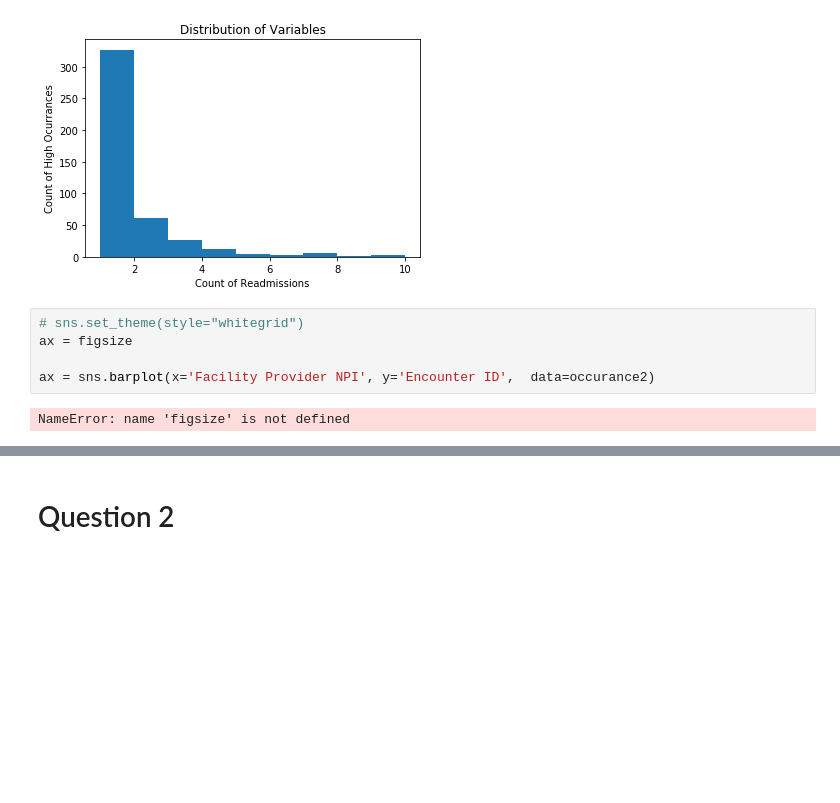
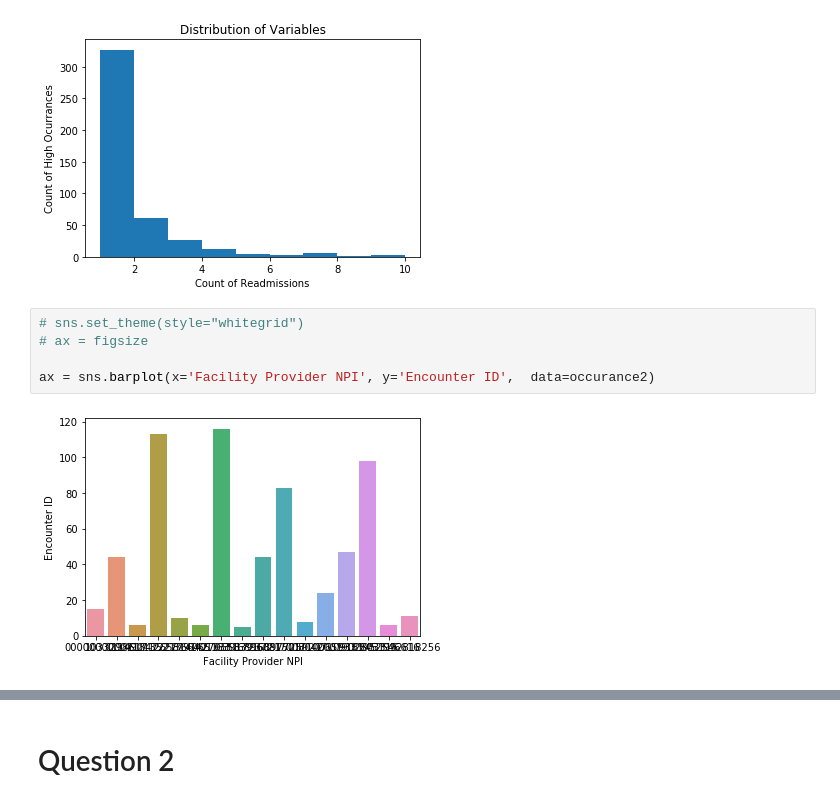
Before and after one commit to tipearso/hospital-readmissions, a Jupyter notebook: Jupyter Notebooks/Boo-Boo Exploratory.ipynb, the cells around one changed output, grey strips where cells are left out. Cells and saved outputs as stored; diff of their text form; blank space fills up the shorter version.

```diff
--- a/Jupyter Notebooks/Boo-Boo Exploratory.ipynb
+++ b/Jupyter Notebooks/Boo-Boo Exploratory.ipynb
@@ -248,11 +190,11 @@ _= plt.xlabel('Count of Readmissions')
 [figure]
 # %%
 # sns.set_theme(style="whitegrid")
-ax = figsize
+# ax = figsize
 
 ax = sns.barplot(x='Facility Provider NPI', y='Encounter ID',  data=occurance2)
 # %% [output]
-NameError: name 'figsize' is not defined
+[figure, added]
 # %%
 #filter for number of readmissions per patient
 measure1 = read_count_patient_high['Patient ID']
```
Also changed, not shown: parts of 35 cells of this notebook.
